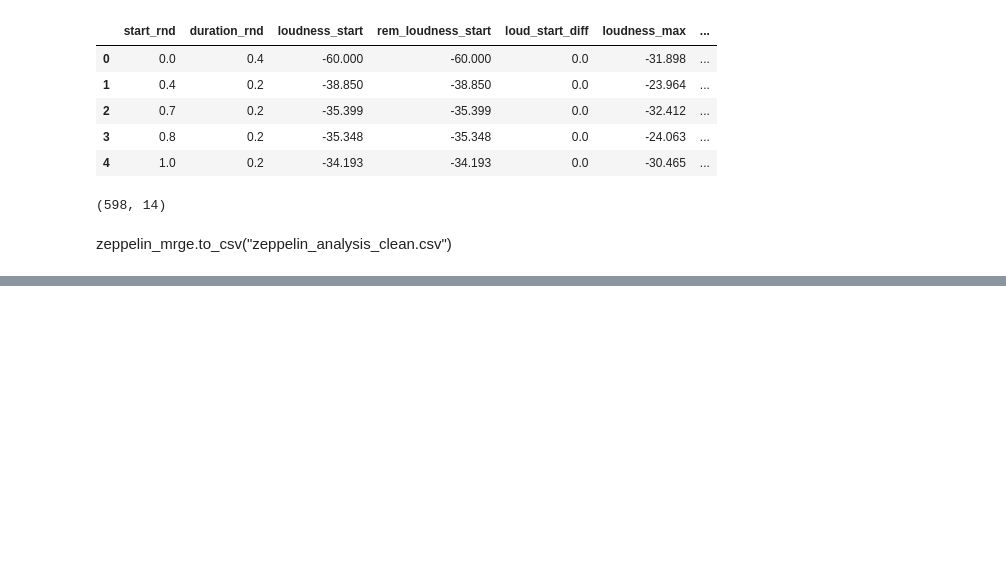
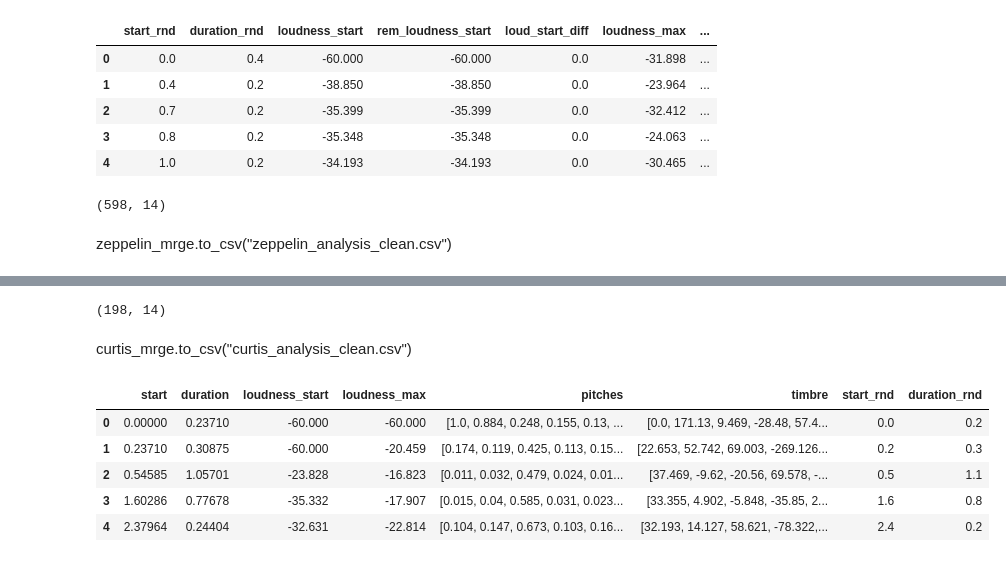
Before and after one commit to adamtsuch21/nss_capstone, a Jupyter notebook: notebooks/capstone_clean_data.ipynb, the cells around one changed output, grey strips where cells are left out. Drawn from its saved outputs; the diff is of its cells as text; code cells hidden in the pictures; blank space fills up the shorter version.

Commit message:
new songs cleaned

```diff
--- a/notebooks/capstone_clean_data.ipynb
+++ b/notebooks/capstone_clean_data.ipynb
@@ -1257,0 +1329,18 @@ zeppelin_mrge.to_csv("zeppelin_analysis_clean.csv")
+# %%
+print(curtis_mrge.shape)
+# %% [output]
+(198, 14)
+# %% [markdown]
+curtis_mrge.to_csv("curtis_analysis_clean.csv")
+# %%
+stones_og = pd.read_csv(stones_fp + 'analysis.csv')
+time_rnd(stones_og)
+stones_og = stones_og.drop(columns=['confidence', 'loudness_max_time', 'loudness_end'])
+stones_og.head()
+# %% [output]
+|  | start | duration | loudness_start | loudness_max | pitches | timbre | start_rnd | duration_rnd |
+| 0 | 0.00000 | 0.23710 | -60.000 | -60.000 | [1.0, 0.884, 0.248, 0.155, 0.13, ... | [0.0, 171.13, 9.469, -28.48, 57.4... | 0.0 | 0.2 |
+| 1 | 0.23710 | 0.30875 | -60.000 | -20.459 | [0.174, 0.119, 0.425, 0.113, 0.15... | [22.653, 52.742, 69.003, -269.126... | 0.2 | 0.3 |
+| 2 | 0.54585 | 1.05701 | -23.828 | -16.823 | [0.011, 0.032, 0.479, 0.024, 0.01... | [37.469, -9.62, -20.56, 69.578, -... | 0.5 | 1.1 |
+| 3 | 1.60286 | 0.77678 | -35.332 | -17.907 | [0.015, 0.04, 0.585, 0.031, 0.023... | [33.355, 4.902, -5.848, -35.85, 2... | 1.6 | 0.8 |
+| 4 | 2.37964 | 0.24404 | -32.631 | -22.814 | [0.104, 0.147, 0.673, 0.103, 0.16... | [32.193, 14.127, 58.621, -78.322,... | 2.4 | 0.2 |
```
Also changed, not shown: parts of 40 cells of this notebook, 4 other files.
